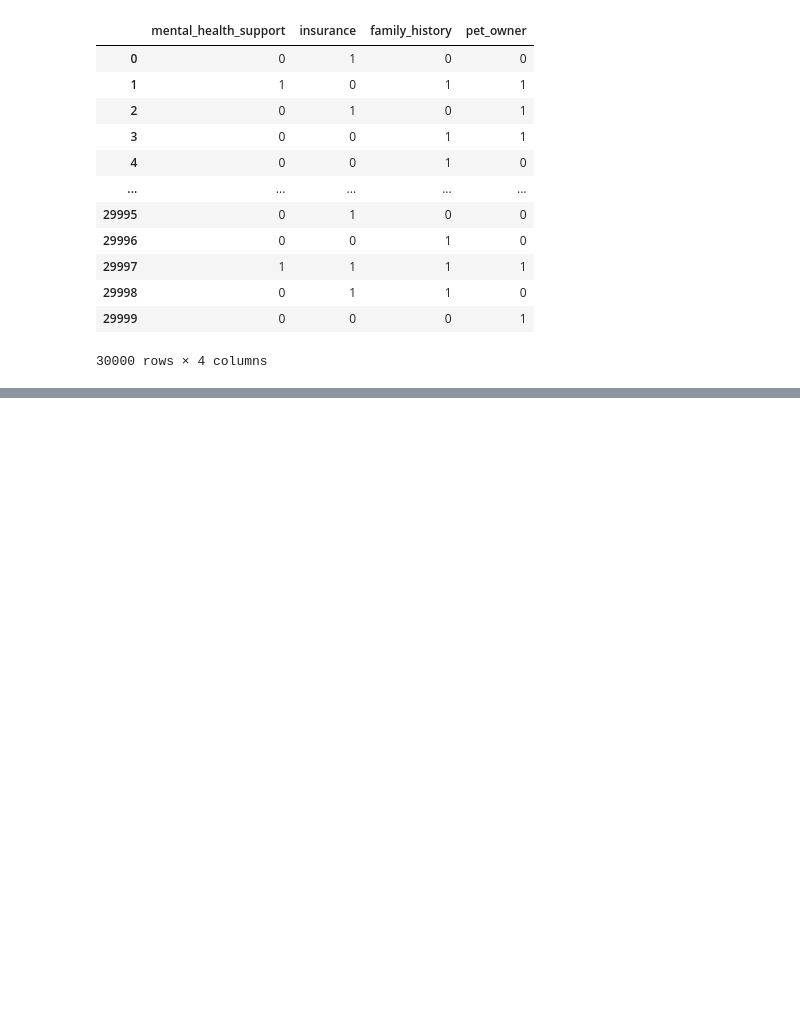
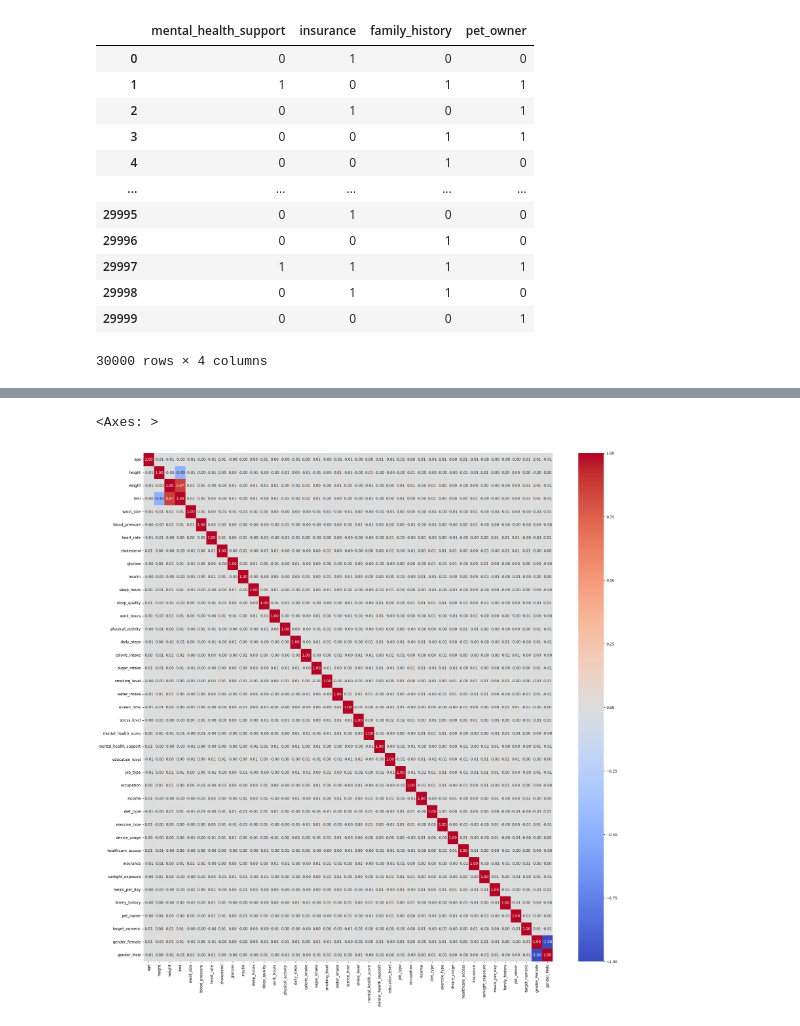
Before and after one commit to SanjayBista1010/Classification, a Jupyter notebook: DiseaseRiskAnalysis.ipynb, the cells around one changed output, grey strips where cells are left out. Saved outputs shown, nothing was run; the diff lists cells and outputs as text; code cells hidden in the pictures; blank space fills up the shorter version.

```diff
--- a/DiseaseRiskAnalysis.ipynb
+++ b/DiseaseRiskAnalysis.ipynb
@@ -471,14 +483,6 @@ Unique values (3): ['Poor' 'Good' 'Moderate']
 
 Column: target (dtype: object)
 Unique values (2): ['healthy' 'diseased']
-# %%
-healthcare_access_map = {
-    'Poor': 1,
-    'Moderate': 2,
-    'Good': 3
-}
-
-encoded_df['healthcare_access'] = encoded_df['healthcare_access'].map(healthcare_access_map)
 # %%
 smoking_map = {
     'Non-smoker': 0,
@@ -487,7 +491,7 @@ smoking_map = {
 }
 encoded_df['smoking_level'] = encoded_df['smoking_level'].map(smoking_map)
 # %%
-encoded_df = pd.get_dummies(encoded_df, columns=['gender'], drop_first=False)
+encoded_df = pd.get_dummies(encoded_df, columns=['gender'], drop_first=False, dtype=int)
 # %%
 freq_enc = encoded_df['exercise_type'].value_counts(normalize=True)
 encoded_df['exercise_type'] = encoded_df['exercise_type'].map(freq_enc)
@@ -495,10 +499,10 @@ encoded_df['exercise_type'] = encoded_df['exercise_type'].map(freq_enc)
 freq_enc = encoded_df['diet_type'].value_counts(normalize=True)
 encoded_df['diet_type'] = encoded_df['diet_type'].map(freq_enc)
 # %%
-freq_enc = df['job_type'].value_counts(normalize=True)
-df['job_type'] = df['job_type'].map(freq_enc)
+freq_enc = encoded_df['job_type'].value_counts(normalize=True)
+encoded_df['job_type'] = encoded_df['job_type'].map(freq_enc)
 # %%
 freq_enc = df['occupation'].value_counts(normalize=True)
-df['occupation'] = df['occupation'].map(freq_enc)
+encoded_df['occupation'] = encoded_df['occupation'].map(freq_enc)
 # %%
 encoded_df = encoded_df.drop(columns=['target'])
@@ -504,0 +537,7 @@ encoded_df = encoded_df.drop(columns=['target'])
+# %%
+corr = encoded_df.corr()
+plt.figure(figsize=(25,25))
+sns.heatmap(corr, annot=True, fmt=".2f", cmap='coolwarm')
+# %% [output]
+<Axes: >
+[figure, added]
```
Also changed, not shown: parts of 13 cells of this notebook.
